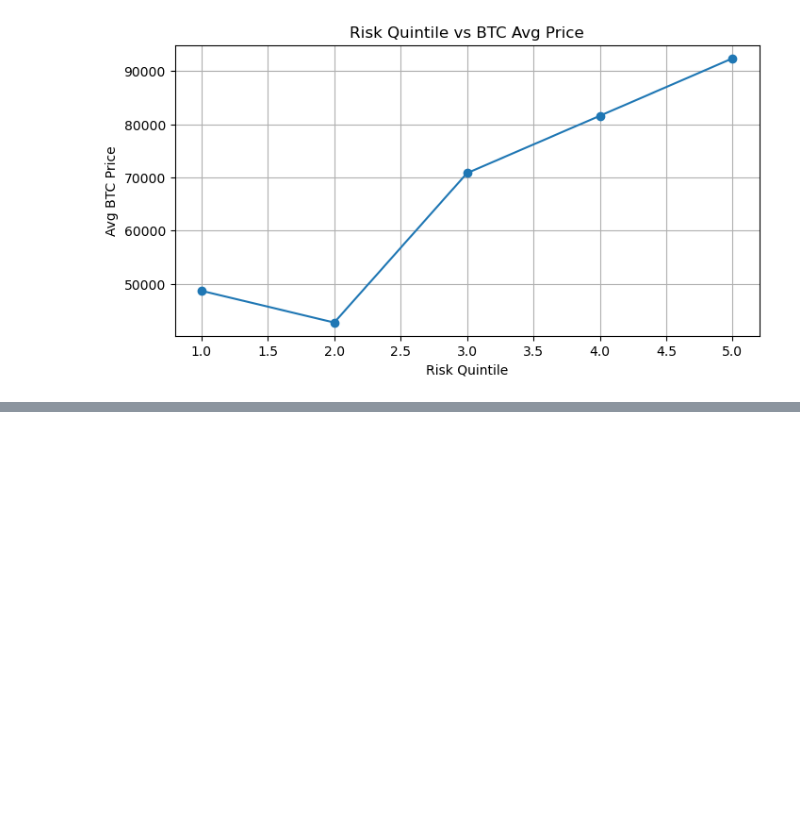
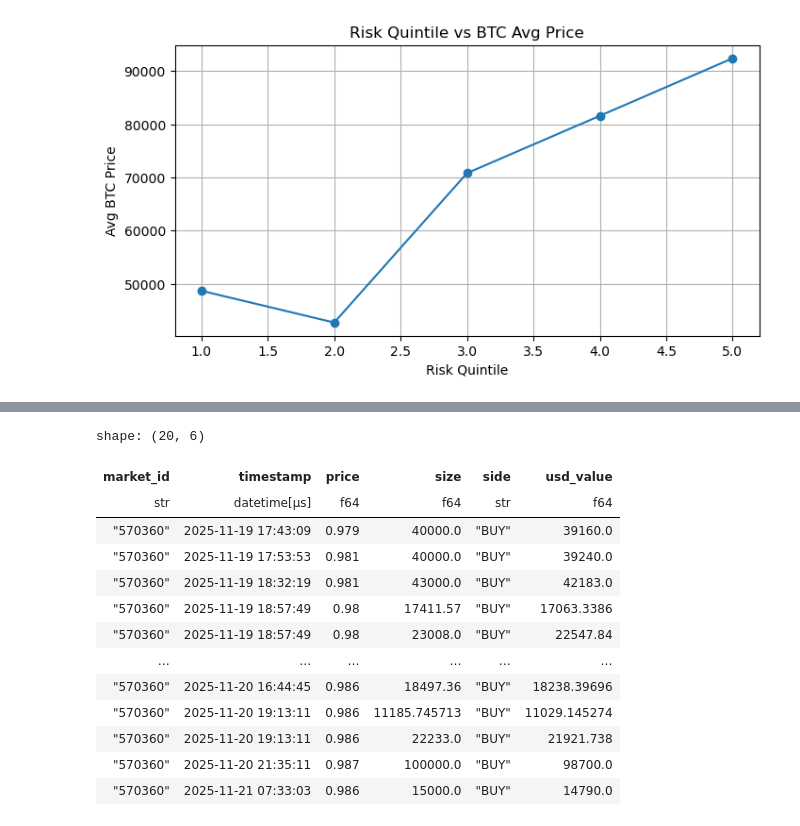
Before and after one commit to shuangvely/bitcoin-analytics-capstone-sp26-team08, a Jupyter notebook: eda/EDA.ipynb, the cells around one changed output, grey strips where cells are left out. Drawn from its saved outputs; the diff is of its cells as text; code cells hidden in the pictures; blank space fills up the shorter version.

```diff
--- a/eda/EDA.ipynb
+++ b/eda/EDA.ipynb
@@ -869,0 +998,26 @@ plt.show()
+# %%
+#Find big trades
+bigtrade_threshold = 10000  # $10k+ single trade
+
+big_bets = (
+    trades_df
+    .select(["market_id", "timestamp", "price", "size", "side"])
+    .with_columns((pl.col("price") * pl.col("size")).alias("usd_value"))
+    .filter(pl.col("usd_value") > bigtrade_threshold)
+)
+big_bets.head(20)
+# %% [output]
+shape: (20, 6)
+| market_id | timestamp | price | size | side | usd_value |
+| str | datetime[μs] | f64 | f64 | str | f64 |
+| "570360" | 2025-11-19 17:43:09 | 0.979 | 40000.0 | "BUY" | 39160.0 |
+| "570360" | 2025-11-19 17:53:53 | 0.981 | 40000.0 | "BUY" | 39240.0 |
+| "570360" | 2025-11-19 18:32:19 | 0.981 | 43000.0 | "BUY" | 42183.0 |
+| "570360" | 2025-11-19 18:57:49 | 0.98 | 17411.57 | "BUY" | 17063.3386 |
+| "570360" | 2025-11-19 18:57:49 | 0.98 | 23008.0 | "BUY" | 22547.84 |
+| … | … | … | … | … | … |
+| "570360" | 2025-11-20 16:44:45 | 0.986 | 18497.36 | "BUY" | 18238.39696 |
+| "570360" | 2025-11-20 19:13:11 | 0.986 | 11185.745713 | "BUY" | 11029.145274 |
+| "570360" | 2025-11-20 19:13:11 | 0.986 | 22233.0 | "BUY" | 21921.738 |
+| "570360" | 2025-11-20 21:35:11 | 0.987 | 100000.0 | "BUY" | 98700.0 |
+| "570360" | 2025-11-21 07:33:03 | 0.986 | 15000.0 | "BUY" | 14790.0 |
```
Also changed, not shown: parts of 13 cells of this notebook.
